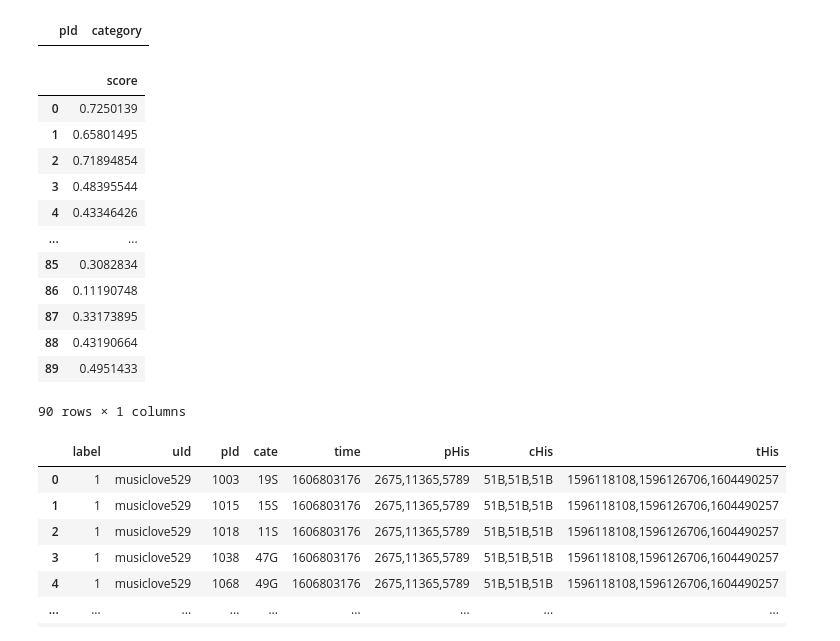
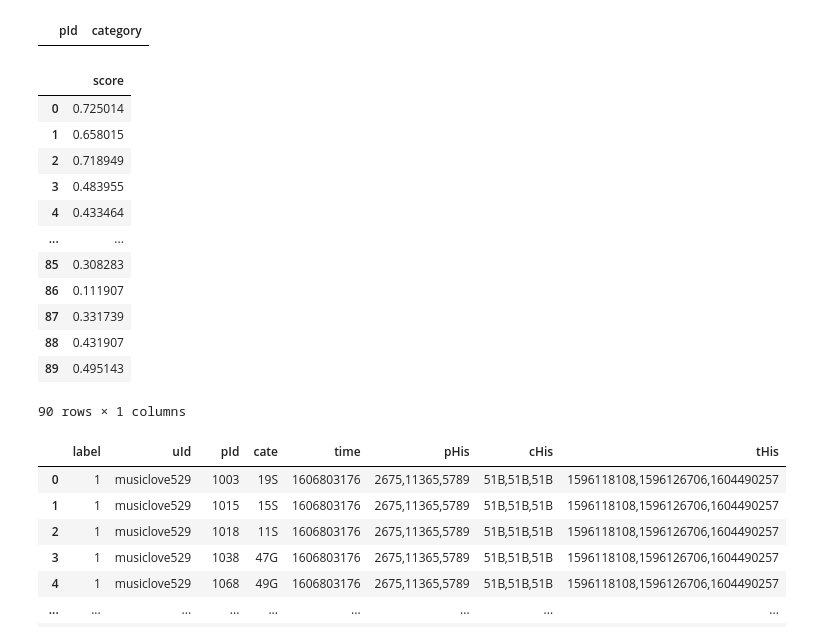
Before and after one commit to PSRecommender/Recommenders, a Jupyter notebook: test.ipynb, the cells around one changed output. Saved outputs shown, nothing was run; the diff lists cells and outputs as text; code cells hidden in the pictures.

```diff
--- a/test.ipynb
+++ b/test.ipynb
@@ -449,21 +434,21 @@ for i in index:
     cate = data['category']
     f.write(label + '\t' + uId + '\t' + pId + '\t' + cate + '\t' + time + '\t' + pHis + '\t' + cHis + '\t' + tHis + '\n')
 # %%
-output = pd.read_csv('output_sli_rec.txt',sep='\t',header=None,dtype=str,names=['score'])
+output = pd.read_csv('output_sli_rec.txt',sep='\t',header=None,dtype=float,names=['score'])
 output
 # %% [output]
 |  | score |
-| 0 | 0.7250139 |
-| 1 | 0.65801495 |
-| 2 | 0.71894854 |
-| 3 | 0.48395544 |
-| 4 | 0.43346426 |
+| 0 | 0.725014 |
+| 1 | 0.658015 |
+| 2 | 0.718949 |
+| 3 | 0.483955 |
+| 4 | 0.433464 |
 | ... | ... |
-| 85 | 0.3082834 |
-| 86 | 0.11190748 |
-| 87 | 0.33173895 |
-| 88 | 0.43190664 |
-| 89 | 0.4951433 |
+| 85 | 0.308283 |
+| 86 | 0.111907 |
+| 87 | 0.331739 |
+| 88 | 0.431907 |
+| 89 | 0.495143 |
 90 rows × 1 columns
 # %%
 test = pd.read_csv('test', sep='\t',header=None,dtype=str,names=['label', 'uId', 'pId', 'cate', 'time', 'pHis', 'cHis', 'tHis'])
```
Also changed, not shown: parts of 6 cells of this notebook, 5 other files.
